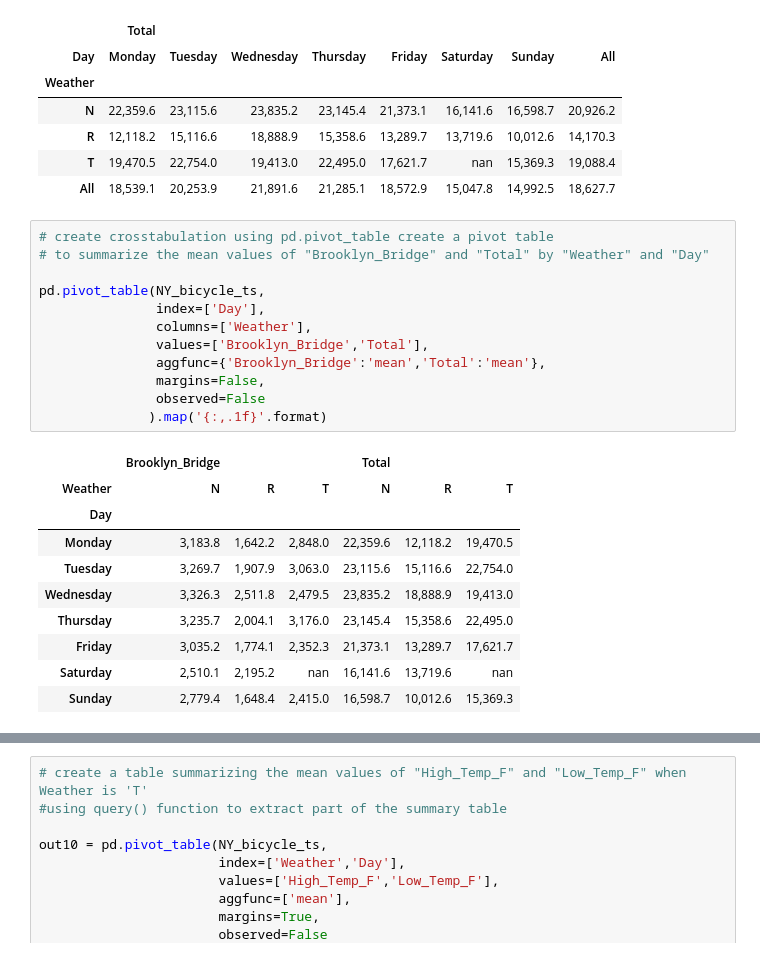
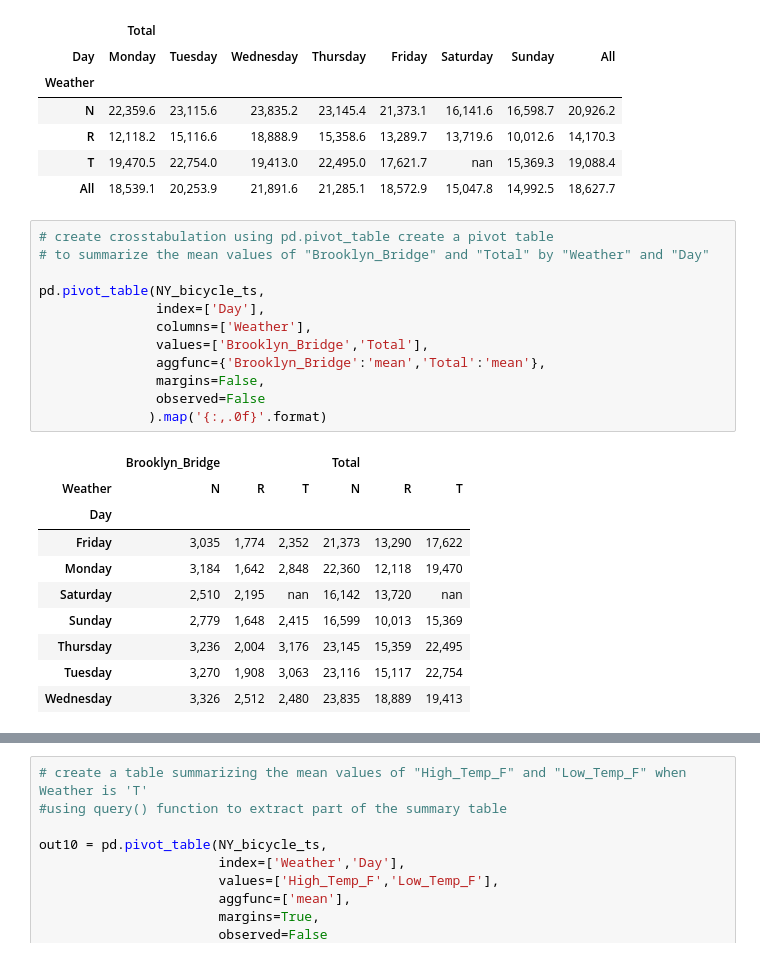
Before and after one commit to SBU-r/CIV355-Fall25, a Jupyter notebook: Jupyter Notebooks/Data_Understanding.ipynb, the cells around one changed output, grey strips where cells are left out. Drawn from its saved outputs; the diff is of its cells as text.

```diff
--- a/Jupyter Notebooks/Data_Understanding.ipynb
+++ b/Jupyter Notebooks/Data_Understanding.ipynb
@@ -1542,26 +1584,26 @@ pd.pivot_table(NY_bicycle_ts, # the dataset to be summarized
 # %%
 # create crosstabulation using pd.pivot_table create a pivot table
 # to summarize the mean values of "Brooklyn_Bridge" and "Total" by "Weather" and "Day"
 
 pd.pivot_table(NY_bicycle_ts,
                index=['Day'],
                columns=['Weather'],
                values=['Brooklyn_Bridge','Total'],
                aggfunc={'Brooklyn_Bridge':'mean','Total':'mean'},
                margins=False,
                observed=False
-              ).map('{:,.1f}'.format)
+              ).map('{:,.0f}'.format)
 # %% [output]
 |  | Brooklyn_Bridge |  |  | Total |  |  |
 | Weather | N | R | T | N | R | T |
 | Day |  |  |  |  |  |  |
-| Monday | 3,183.8 | 1,642.2 | 2,848.0 | 22,359.6 | 12,118.2 | 19,470.5 |
-| Tuesday | 3,269.7 | 1,907.9 | 3,063.0 | 23,115.6 | 15,116.6 | 22,754.0 |
-| Wednesday | 3,326.3 | 2,511.8 | 2,479.5 | 23,835.2 | 18,888.9 | 19,413.0 |
-| Thursday | 3,235.7 | 2,004.1 | 3,176.0 | 23,145.4 | 15,358.6 | 22,495.0 |
-| Friday | 3,035.2 | 1,774.1 | 2,352.3 | 21,373.1 | 13,289.7 | 17,621.7 |
-| Saturday | 2,510.1 | 2,195.2 | nan | 16,141.6 | 13,719.6 | nan |
-| Sunday | 2,779.4 | 1,648.4 | 2,415.0 | 16,598.7 | 10,012.6 | 15,369.3 |
+| Friday | 3,035 | 1,774 | 2,352 | 21,373 | 13,290 | 17,622 |
+| Monday | 3,184 | 1,642 | 2,848 | 22,360 | 12,118 | 19,470 |
+| Saturday | 2,510 | 2,195 | nan | 16,142 | 13,720 | nan |
+| Sunday | 2,779 | 1,648 | 2,415 | 16,599 | 10,013 | 15,369 |
+| Thursday | 3,236 | 2,004 | 3,176 | 23,145 | 15,359 | 22,495 |
+| Tuesday | 3,270 | 1,908 | 3,063 | 23,116 | 15,117 | 22,754 |
+| Wednesday | 3,326 | 2,512 | 2,480 | 23,835 | 18,889 | 19,413 |
 # %%
 # create crosstabulation using pd.pivot_table(data,index,columns,values, aggfunc)
 
```
Also changed, not shown: parts of 33 cells of this notebook.
